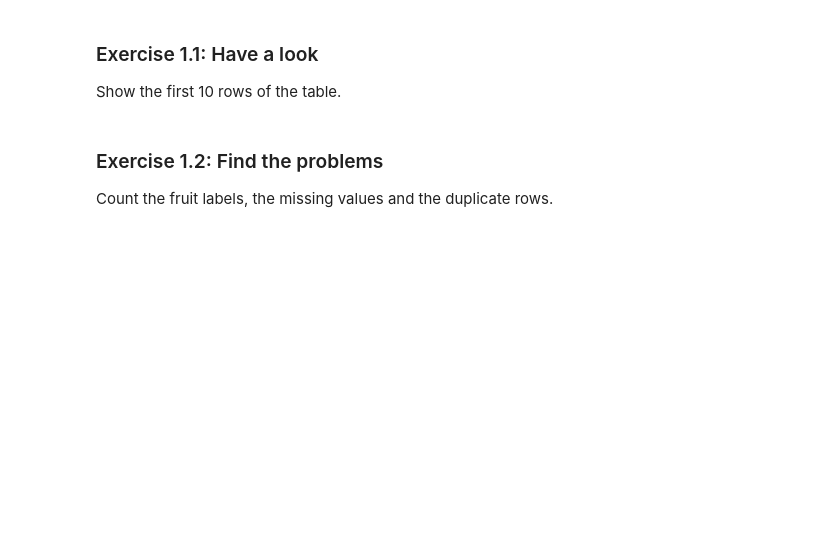
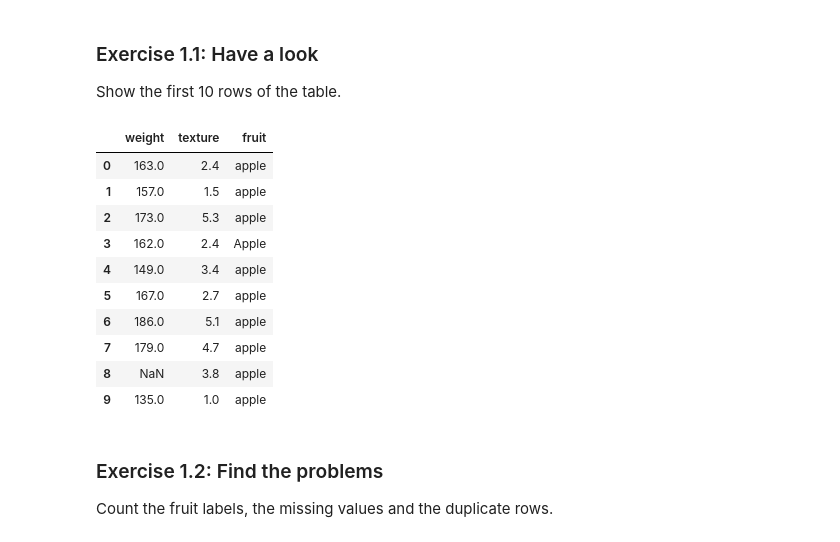
Before and after one commit to LouisHeiGamer/Work-Desk-88, a Jupyter notebook: Lesson_4/ml_fruit_lab_exercises.ipynb, the cells around one changed output. Cells and saved outputs as stored; diff of their text form; code cells hidden in the pictures; blank space fills up the shorter version.

```diff
--- a/Lesson_4/ml_fruit_lab_exercises.ipynb
+++ b/Lesson_4/ml_fruit_lab_exercises.ipynb
@@ -61,7 +63,19 @@ print("We have", len(fruit), "fruits")
 ### Exercise 1.1: Have a look
 Show the first 10 rows of the table.
 # %%
-fruit.head(...)     # TODO: replace ... with how many rows to show
+fruit.head(10)     # TODO: replace ... with how many rows to show
+# %% [output]
+|  | weight | texture | fruit |
+| 0 | 163.0 | 2.4 | apple |
+| 1 | 157.0 | 1.5 | apple |
+| 2 | 173.0 | 5.3 | apple |
+| 3 | 162.0 | 2.4 | Apple |
+| 4 | 149.0 | 3.4 | apple |
+| 5 | 167.0 | 2.7 | apple |
+| 6 | 186.0 | 5.1 | apple |
+| 7 | 179.0 | 4.7 | apple |
+| 8 | NaN | 3.8 | apple |
+| 9 | 135.0 | 1.0 | apple |
 # %% [markdown]
 ### Exercise 1.2: Find the problems
 Count the fruit labels, the missing values and the duplicate rows.
```
Also changed, not shown: parts of 14 cells of this notebook.
